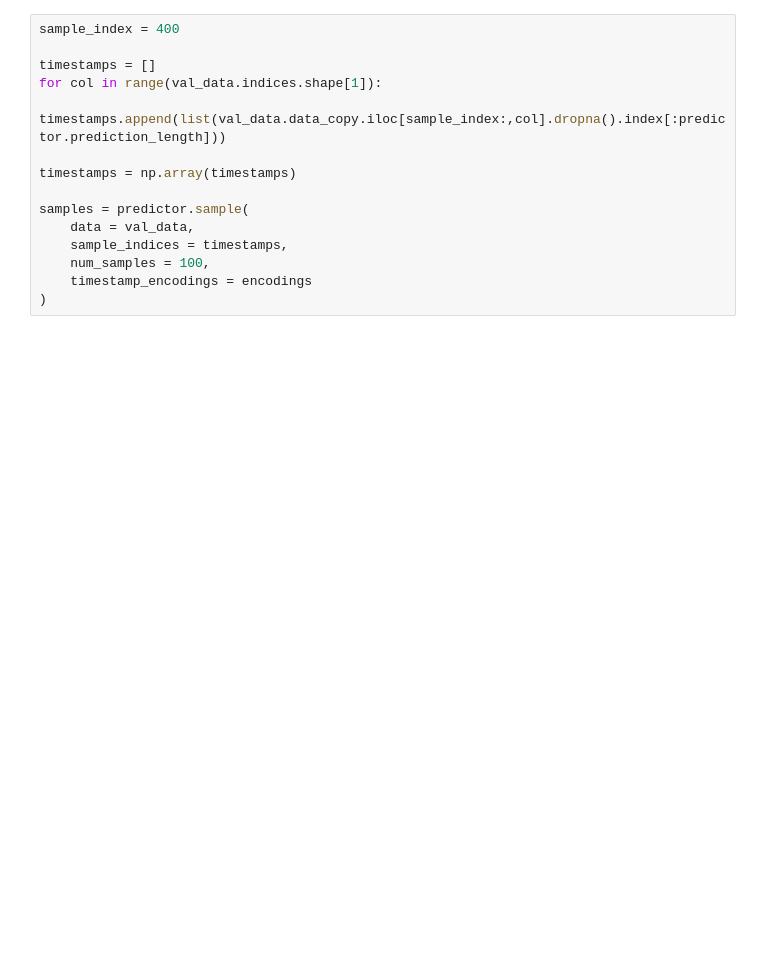
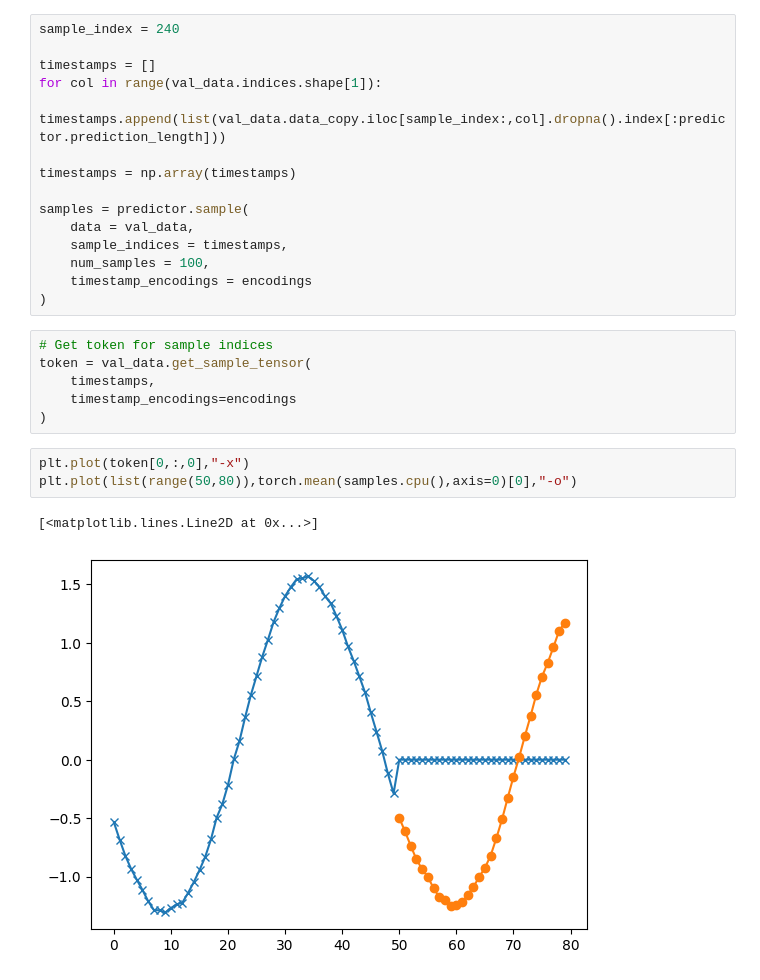
Before and after one commit to EdvardJSHolen/Final-Year-Project, a Jupyter notebook: TimeFusion/random_walk_example.ipynb, the cells around one changed output. Drawn from its saved outputs; the diff is of its cells as text; blank space fills up the shorter version.

```diff
--- a/TimeFusion/random_walk_example.ipynb
+++ b/TimeFusion/random_walk_example.ipynb
@@ -170,5 +174,5 @@ predictor.train_network(
 # %%
-sample_index = 400
+sample_index = 240
 
 timestamps = []
 for col in range(val_data.indices.shape[1]):
@@ -182,6 +186,18 @@ samples = predictor.sample(
     num_samples = 100,
     timestamp_encodings = encodings
 )
+# %%
+# Get token for sample indices
+token = val_data.get_sample_tensor(
+    timestamps,
+    timestamp_encodings=encodings
+)
+# %%
+plt.plot(token[0,:,0],"-x")
+plt.plot(list(range(50,80)),torch.mean(samples.cpu(),axis=0)[0],"-o")
+# %% [output]
+[<matplotlib.lines.Line2D at 0x...>]
+[figure, added]
 # %%
 # Plot the samples
 confidence = 0.1
```
Also changed, not shown: parts of 9 cells of this notebook, 1 other file.
